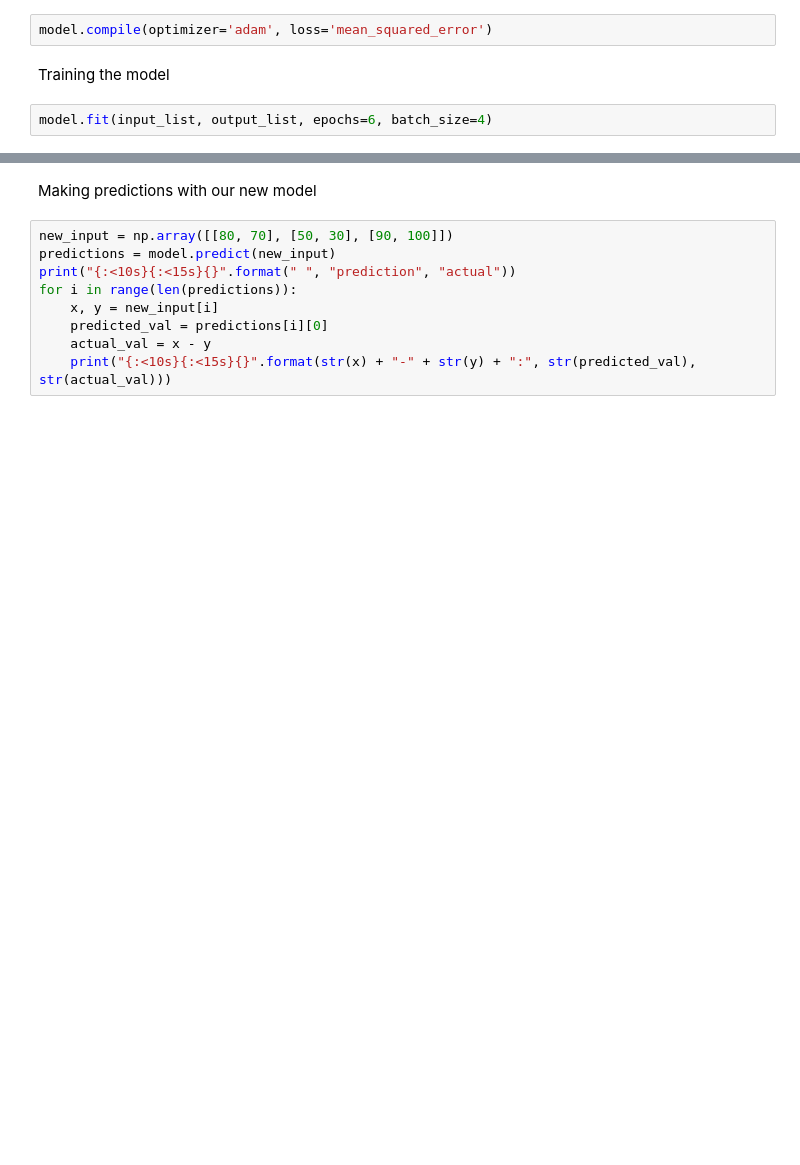
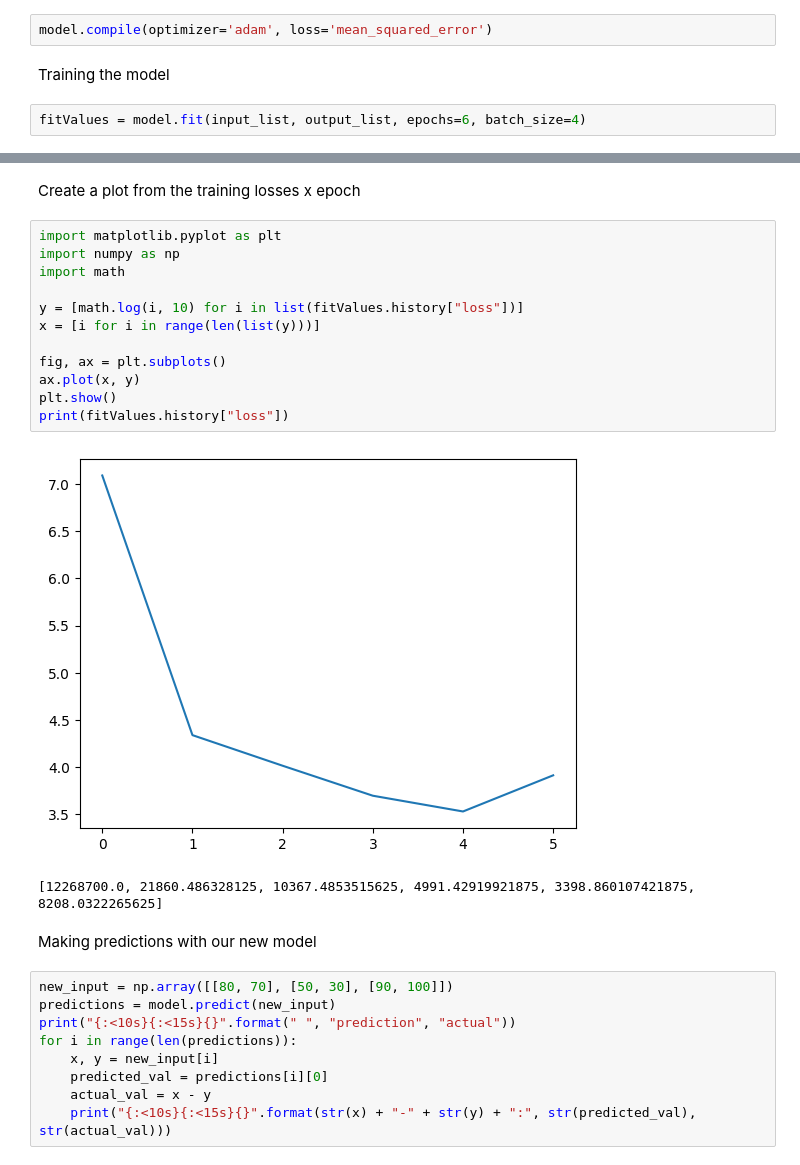
Before and after one commit to Martin1458/simplePythonAI, a Jupyter notebook: neuralNetwork/neural_network_sub.ipynb, the cells around one changed output, grey strips where cells are left out. Saved outputs shown, nothing was run; the diff lists cells and outputs as text; blank space fills up the shorter version.

```diff
--- a/neuralNetwork/neural_network_sub.ipynb
+++ b/neuralNetwork/neural_network_sub.ipynb
@@ -36,6 +38,6 @@ model.compile(optimizer='adam', loss='mean_squared_error')
 # %% [markdown]
 Training the model
 # %%
-model.fit(input_list, output_list, epochs=6, batch_size=4)
+fitValues = model.fit(input_list, output_list, epochs=6, batch_size=4)
 # %% [output]
 Epoch 1/6
@@ -54,3 +55,20 @@ Epoch 6/6
+# %% [markdown]
+Create a plot from the training losses x epoch
+# %%
+import matplotlib.pyplot as plt
+import numpy as np
+import math
+
+y = [math.log(i, 10) for i in list(fitValues.history["loss"])]
+x = [i for i in range(len(list(y)))]
+
+fig, ax = plt.subplots()
+ax.plot(x, y)
+plt.show()
+print(fitValues.history["loss"])
+# %% [output]
+[figure, added]
+[12268700.0, 21860.486328125, 10367.4853515625, 4991.42919921875, 3398.860107421875, 8208.0322265625]
 # %% [markdown]
 Making predictions with our new model
 # %%
```
Also changed, not shown: parts of 3 cells of this notebook, 3 other files.
